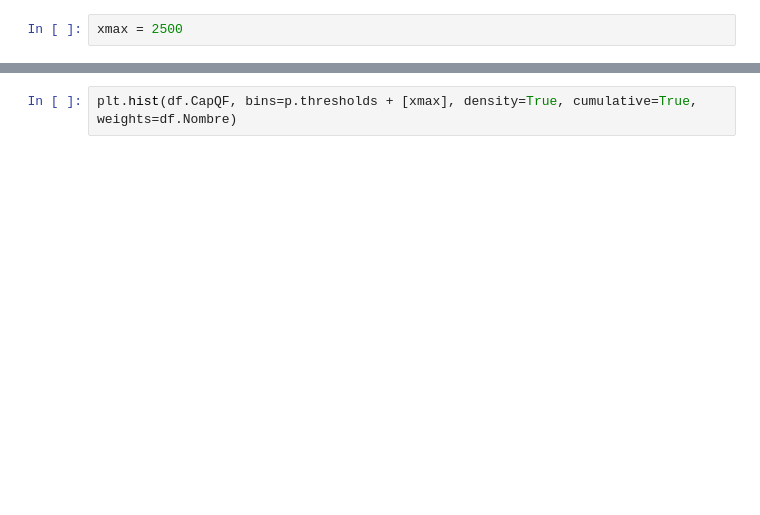
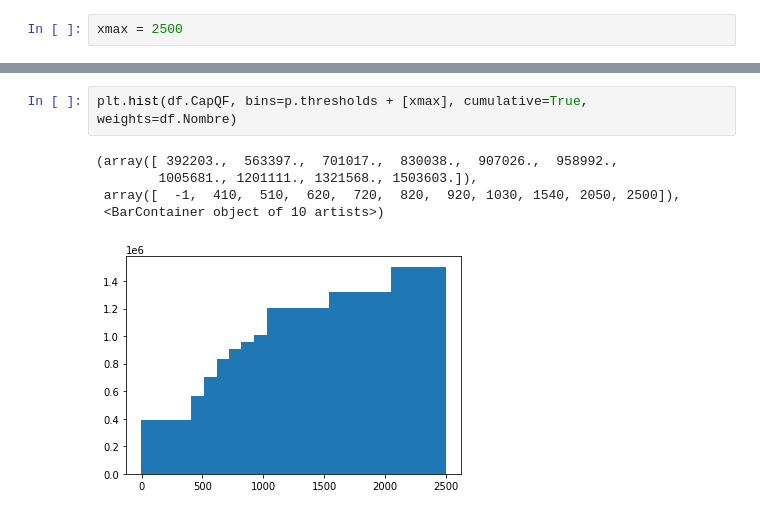
Before and after one commit to guillett/experimentation-strasbourg, a Jupyter notebook: Analyse des données brutes.ipynb, the cells around one changed output, grey strips where cells are left out. Cells and saved outputs as stored; diff of their text form; blank space fills up the shorter version.

```diff
--- a/Analyse des données brutes.ipynb
+++ b/Analyse des données brutes.ipynb
@@ -1064,2 +1905,8 @@ res = plt.hist(df.CapQF, bins=p.thresholds + [xmax], density=True, weights=df.No
 # %%
-plt.hist(df.CapQF, bins=p.thresholds + [xmax], density=True, cumulative=True, weights=df.Nombre)
+plt.hist(df.CapQF, bins=p.thresholds + [xmax], cumulative=True, weights=df.Nombre)
+# %% [output]
+(array([ 392203.,  563397.,  701017.,  830038.,  907026.,  958992.,
+        1005681., 1201111., 1321568., 1503603.]),
+ array([  -1,  410,  510,  620,  720,  820,  920, 1030, 1540, 2050, 2500]),
+ <BarContainer object of 10 artists>)
+[figure, added]
```
Also changed, not shown: parts of 124 cells of this notebook, 9 other files.
